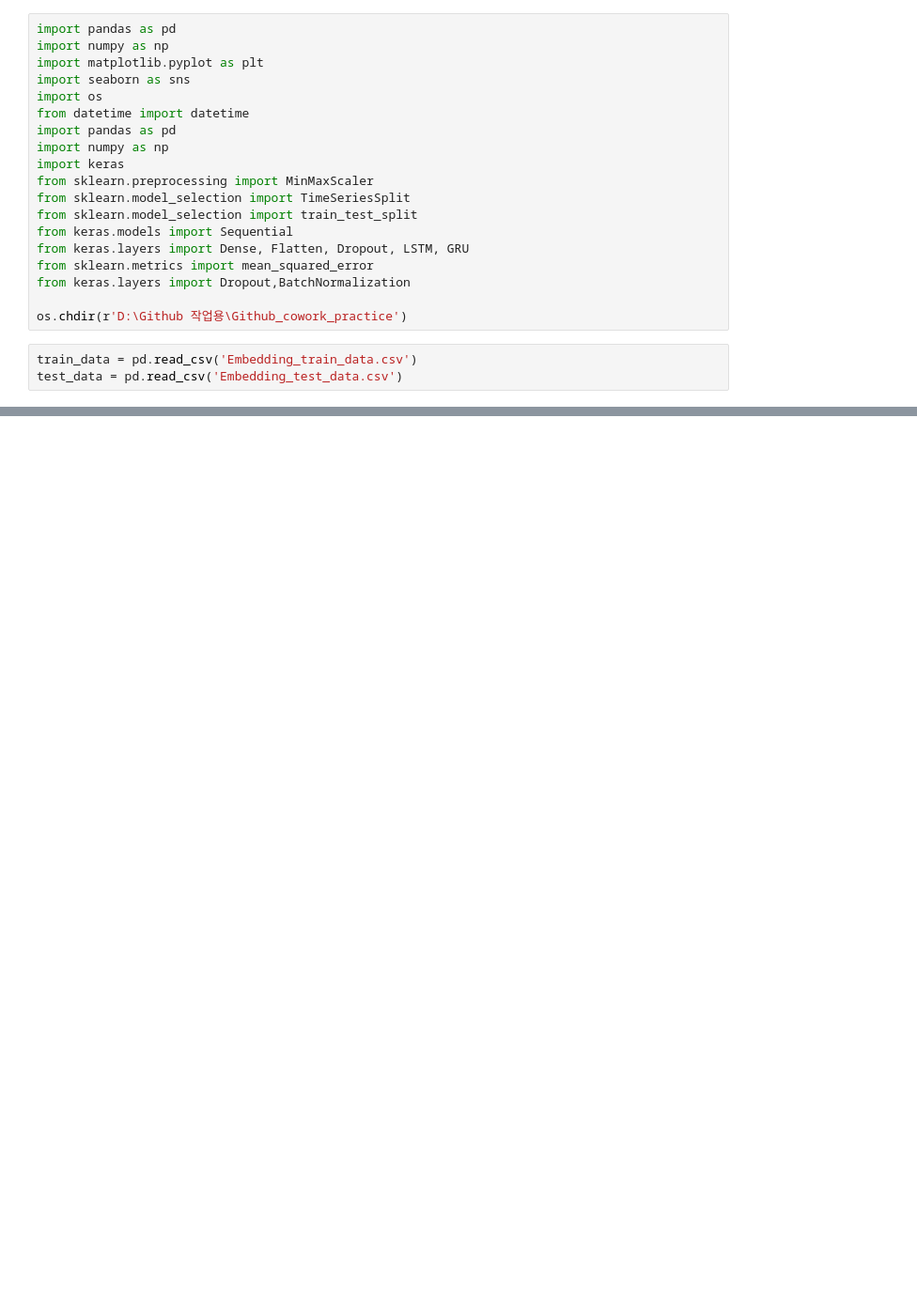
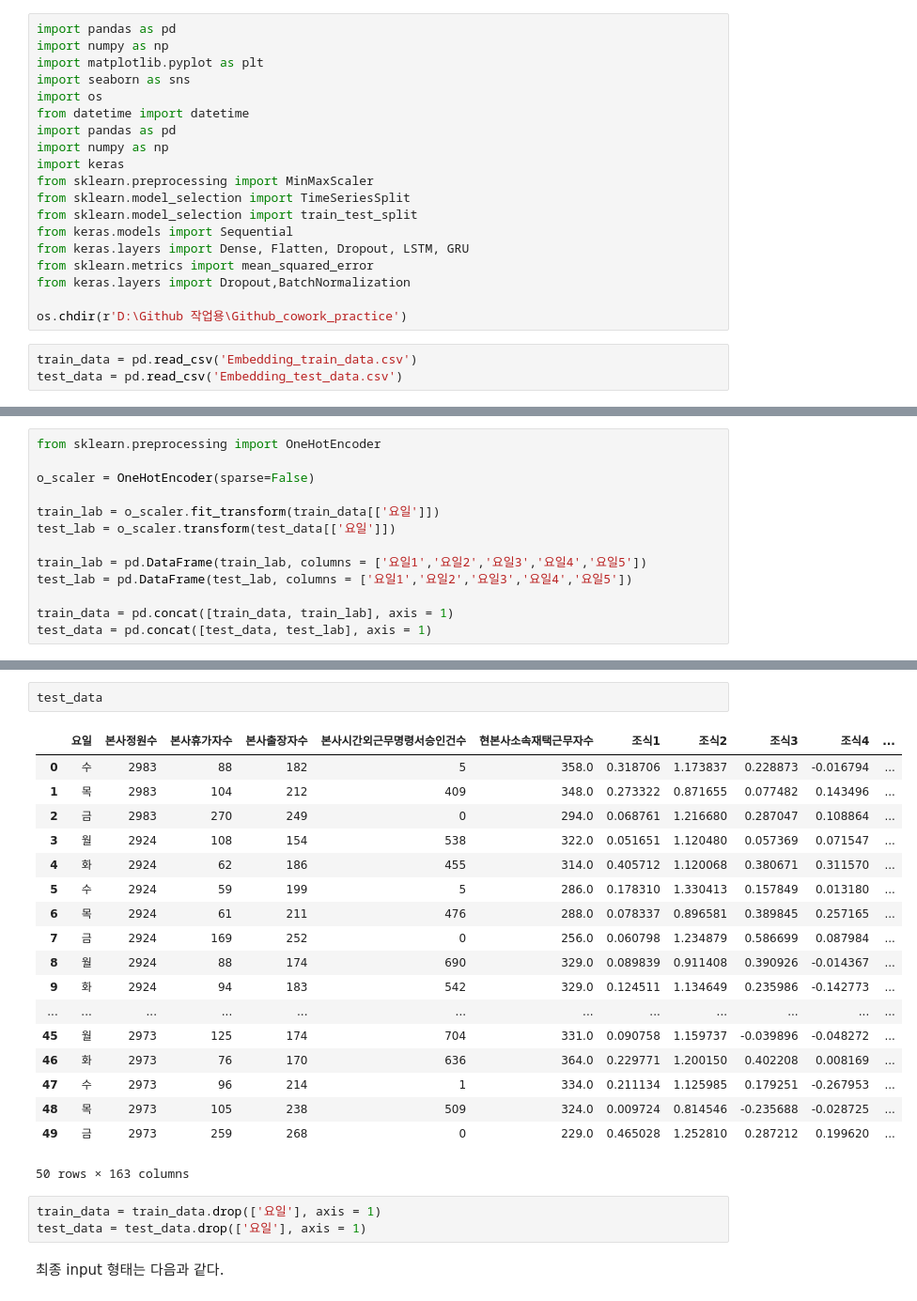
Before and after one commit to Sty1ish/Github_cowork_practice, a Jupyter notebook: NN Modeling.ipynb, the cells around one changed output, grey strips where cells are left out. Shown: that part at 94% size. Cells and saved outputs as stored; diff of their text form; blank space fills up the shorter version.

```diff
--- a/NN Modeling.ipynb
+++ b/NN Modeling.ipynb
@@ -53,0 +117,13 @@ print(np.shape(data_ar), np.shape(target_ar))
+# %%
+from sklearn.preprocessing import OneHotEncoder
+
+o_scaler = OneHotEncoder(sparse=False)
+
+train_lab = o_scaler.fit_transform(train_data[['요일']])
+test_lab = o_scaler.transform(test_data[['요일']])
+
+train_lab = pd.DataFrame(train_lab, columns = ['요일1','요일2','요일3','요일4','요일5'])
+test_lab = pd.DataFrame(test_lab, columns = ['요일1','요일2','요일3','요일4','요일5'])
+
+train_data = pd.concat([train_data, train_lab], axis = 1)
+test_data = pd.concat([test_data, test_lab], axis = 1)
@@ -53,0 +146,26 @@ print(np.shape(data_ar), np.shape(target_ar))
+# %%
+test_data
+# %% [output]
+|  | 요일 | 본사정원수 | 본사휴가자수 | 본사출장자수 | 본사시간외근무명령서승인건수 | 현본사소속재택근무자수 | 조식1 | 조식2 | 조식3 | 조식4 | ... |
+| 0 | 수 | 2983 | 88 | 182 | 5 | 358.0 | 0.318706 | 1.173837 | 0.228873 | -0.016794 | ... |
+| 1 | 목 | 2983 | 104 | 212 | 409 | 348.0 | 0.273322 | 0.871655 | 0.077482 | 0.143496 | ... |
+| 2 | 금 | 2983 | 270 | 249 | 0 | 294.0 | 0.068761 | 1.216680 | 0.287047 | 0.108864 | ... |
+| 3 | 월 | 2924 | 108 | 154 | 538 | 322.0 | 0.051651 | 1.120480 | 0.057369 | 0.071547 | ... |
+| 4 | 화 | 2924 | 62 | 186 | 455 | 314.0 | 0.405712 | 1.120068 | 0.380671 | 0.311570 | ... |
+| 5 | 수 | 2924 | 59 | 199 | 5 | 286.0 | 0.178310 | 1.330413 | 0.157849 | 0.013180 | ... |
+| 6 | 목 | 2924 | 61 | 211 | 476 | 288.0 | 0.078337 | 0.896581 | 0.389845 | 0.257165 | ... |
+| 7 | 금 | 2924 | 169 | 252 | 0 | 256.0 | 0.060798 | 1.234879 | 0.586699 | 0.087984 | ... |
+| 8 | 월 | 2924 | 88 | 174 | 690 | 329.0 | 0.089839 | 0.911408 | 0.390926 | -0.014367 | ... |
+| 9 | 화 | 2924 | 94 | 183 | 542 | 329.0 | 0.124511 | 1.134649 | 0.235986 | -0.142773 | ... |
+| ... | ... | ... | ... | ... | ... | ... | ... | ... | ... | ... | ... |
+| 45 | 월 | 2973 | 125 | 174 | 704 | 331.0 | 0.090758 | 1.159737 | -0.039896 | -0.048272 | ... |
+| 46 | 화 | 2973 | 76 | 170 | 636 | 364.0 | 0.229771 | 1.200150 | 0.402208 | 0.008169 | ... |
+| 47 | 수 | 2973 | 96 | 214 | 1 | 334.0 | 0.211134 | 1.125985 | 0.179251 | -0.267953 | ... |
+| 48 | 목 | 2973 | 105 | 238 | 509 | 324.0 | 0.009724 | 0.814546 | -0.235688 | -0.028725 | ... |
+| 49 | 금 | 2973 | 259 | 268 | 0 | 229.0 | 0.465028 | 1.252810 | 0.287212 | 0.199620 | ... |
+50 rows × 163 columns
+# %%
+train_data = train_data.drop(['요일'], axis = 1)
+test_data = test_data.drop(['요일'], axis = 1)
+# %% [markdown]
+최종 input 형태는 다음과 같다.
```
Also changed, not shown: parts of 33 cells of this notebook, 3 other files.
